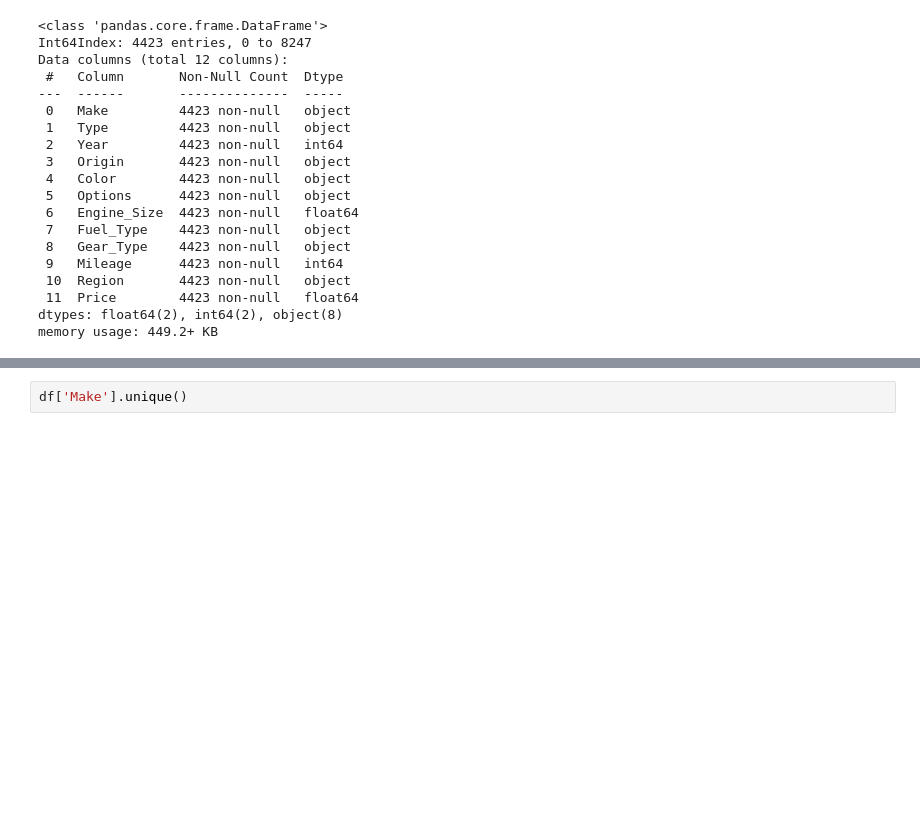
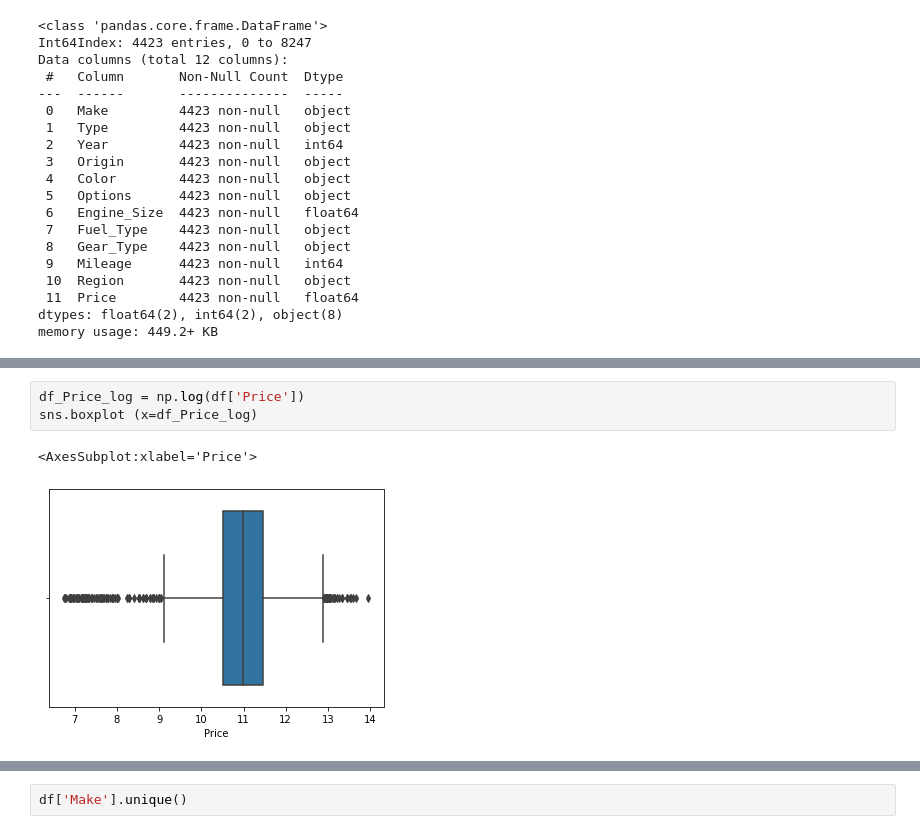
Before and after one commit to TasneemHalawani/SDAIA-Tuwaiq-Bootcamp, a Jupyter notebook: SaudiUsedCars.ipynb, the cells around one changed output, grey strips where cells are left out. Saved outputs shown, nothing was run; the diff lists cells and outputs as text; blank space fills up the shorter version.

```diff
--- a/SaudiUsedCars.ipynb
+++ b/SaudiUsedCars.ipynb
@@ -290,0 +348,6 @@ memory usage: 449.2+ KB
+# %%
+df_Price_log = np.log(df['Price'])
+sns.boxplot (x=df_Price_log)
+# %% [output]
+<AxesSubplot:xlabel='Price'>
+[figure, added]
```
Also changed, not shown: parts of 78 cells of this notebook.
